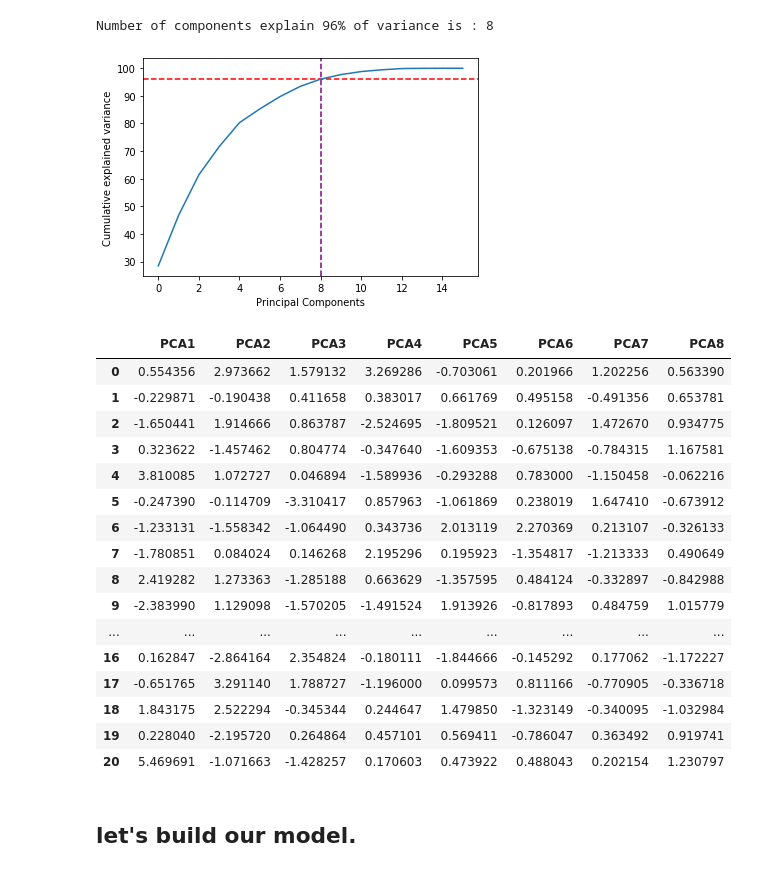
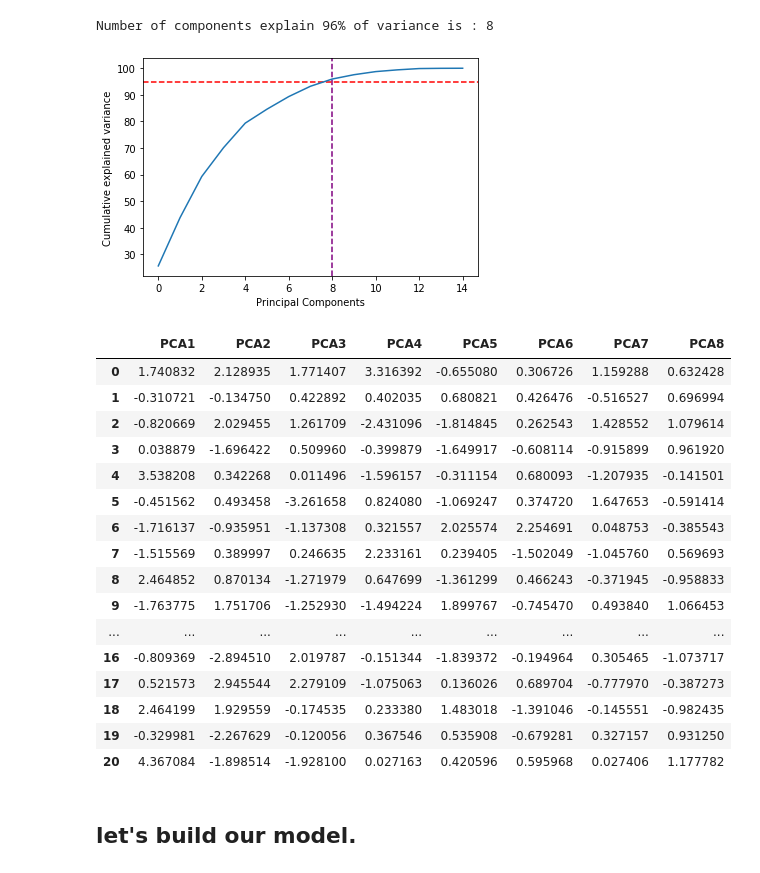
Before and after one commit to olivierla412/data_train_live_classes, a Jupyter notebook: Projects/Evaluation_Projects/Baseball_Case_Study_project_1/Baseball_project.ipynb, the cells around one changed output. Saved outputs shown, nothing was run; the diff lists cells and outputs as text; code cells hidden in the pictures.

```diff
--- a/Projects/Evaluation_Projects/Baseball_Case_Study_project_1/Baseball_project.ipynb
+++ b/Projects/Evaluation_Projects/Baseball_Case_Study_project_1/Baseball_project.ipynb
@@ -383,0 +421,2 @@ plt.tight_layout()
+# %%
+new_data.drop('ER',axis=1,inplace=True)
@@ -505,20 +557,20 @@ array([ 28.43462899,  46.73742052,  61.43432486,  71.62085124,
 # %%
 # let's print it.
 
-k = np.argmax(var_cumu > 96)
+k = np.argmax(var_cumu > 95)
 print('Number of components explain 96% of variance is :',k)
 # %% [output]
 Number of components explain 96% of variance is : 8
 # %%
 ## let's also plot on a graph
 plt.ylabel('Cumulative explained variance')
 plt.xlabel('Principal Components')
 plt.axvline(x=k,color='purple',linestyle ='--')
-plt.axhline(y=96,color='red',linestyle ='--')
+plt.axhline(y=95,color='red',linestyle ='--')
 plt.plot(var_cumu)
 plt.show()
 # %% [output]
-[figure, old version]
+[figure, new version]
 # %%
 pca = PCA(n_components=8)
 new_pcomp = pca.fit_transform(X_scaled)
@@ -528,22 +580,22 @@ princi_comp = pd.DataFrame(new_pcomp,
 princi_comp
 # %% [output]
 |  | PCA1 | PCA2 | PCA3 | PCA4 | PCA5 | PCA6 | PCA7 | PCA8 |
-| 0 | 0.554356 | 2.973662 | 1.579132 | 3.269286 | -0.703061 | 0.201966 | 1.202256 | 0.563390 |
-| 1 | -0.229871 | -0.190438 | 0.411658 | 0.383017 | 0.661769 | 0.495158 | -0.491356 | 0.653781 |
-| 2 | -1.650441 | 1.914666 | 0.863787 | -2.524695 | -1.809521 | 0.126097 | 1.472670 | 0.934775 |
-| 3 | 0.323622 | -1.457462 | 0.804774 | -0.347640 | -1.609353 | -0.675138 | -0.784315 | 1.167581 |
-| 4 | 3.810085 | 1.072727 | 0.046894 | -1.589936 | -0.293288 | 0.783000 | -1.150458 | -0.062216 |
-| 5 | -0.247390 | -0.114709 | -3.310417 | 0.857963 | -1.061869 | 0.238019 | 1.647410 | -0.673912 |
-| 6 | -1.233131 | -1.558342 | -1.064490 | 0.343736 | 2.013119 | 2.270369 | 0.213107 | -0.326133 |
-| 7 | -1.780851 | 0.084024 | 0.146268 | 2.195296 | 0.195923 | -1.354817 | -1.213333 | 0.490649 |
-| 8 | 2.419282 | 1.273363 | -1.285188 | 0.663629 | -1.357595 | 0.484124 | -0.332897 | -0.842988 |
-| 9 | -2.383990 | 1.129098 | -1.570205 | -1.491524 | 1.913926 | -0.817893 | 0.484759 | 1.015779 |
+| 0 | 1.740832 | 2.128935 | 1.771407 | 3.316392 | -0.655080 | 0.306726 | 1.159288 | 0.632428 |
+| 1 | -0.310721 | -0.134750 | 0.422892 | 0.402035 | 0.680821 | 0.426476 | -0.516527 | 0.696994 |
+| 2 | -0.820669 | 2.029455 | 1.261709 | -2.431096 | -1.814845 | 0.262543 | 1.428552 | 1.079614 |
+| 3 | 0.038879 | -1.696422 | 0.509960 | -0.399879 | -1.649917 | -0.608114 | -0.915899 | 0.961920 |
+| 4 | 3.538208 | 0.342268 | 0.011496 | -1.596157 | -0.311154 | 0.680093 | -1.207935 | -0.141501 |
+| 5 | -0.451562 | 0.493458 | -3.261658 | 0.824080 | -1.069247 | 0.374720 | 1.647653 | -0.591414 |
+| 6 | -1.716137 | -0.935951 | -1.137308 | 0.321557 | 2.025574 | 2.254691 | 0.048753 | -0.385543 |
+| 7 | -1.515569 | 0.389997 | 0.246635 | 2.233161 | 0.239405 | -1.502049 | -1.045760 | 0.569693 |
+| 8 | 2.464852 | 0.870134 | -1.271979 | 0.647699 | -1.361299 | 0.466243 | -0.371945 | -0.958833 |
+| 9 | -1.763775 | 1.751706 | -1.252930 | -1.494224 | 1.899767 | -0.745470 | 0.493840 | 1.066453 |
 | ... | ... | ... | ... | ... | ... | ... | ... | ... |
-| 16 | 0.162847 | -2.864164 | 2.354824 | -0.180111 | -1.844666 | -0.145292 | 0.177062 | -1.172227 |
-| 17 | -0.651765 | 3.291140 | 1.788727 | -1.196000 | 0.099573 | 0.811166 | -0.770905 | -0.336718 |
-| 18 | 1.843175 | 2.522294 | -0.345344 | 0.244647 | 1.479850 | -1.323149 | -0.340095 | -1.032984 |
-| 19 | 0.228040 | -2.195720 | 0.264864 | 0.457101 | 0.569411 | -0.786047 | 0.363492 | 0.919741 |
-| 20 | 5.469691 | -1.071663 | -1.428257 | 0.170603 | 0.473922 | 0.488043 | 0.202154 | 1.230797 |
+| 16 | -0.809369 | -2.894510 | 2.019787 | -0.151344 | -1.839372 | -0.194964 | 0.305465 | -1.073717 |
+| 17 | 0.521573 | 2.945544 | 2.279109 | -1.075063 | 0.136026 | 0.689704 | -0.777970 | -0.387273 |
+| 18 | 2.464199 | 1.929559 | -0.174535 | 0.233380 | 1.483018 | -1.391046 | -0.145551 | -0.982435 |
+| 19 | -0.329981 | -2.267629 | -0.120056 | 0.367546 | 0.535908 | -0.679281 | 0.327157 | 0.931250 |
+| 20 | 4.367084 | -1.898514 | -1.928100 | 0.027163 | 0.420596 | 0.595968 | 0.027406 | 1.177782 |
 # %% [markdown]
 ## let's build our model.
 # %%
```
Also changed, not shown: parts of 57 cells of this notebook, 1 other file.
